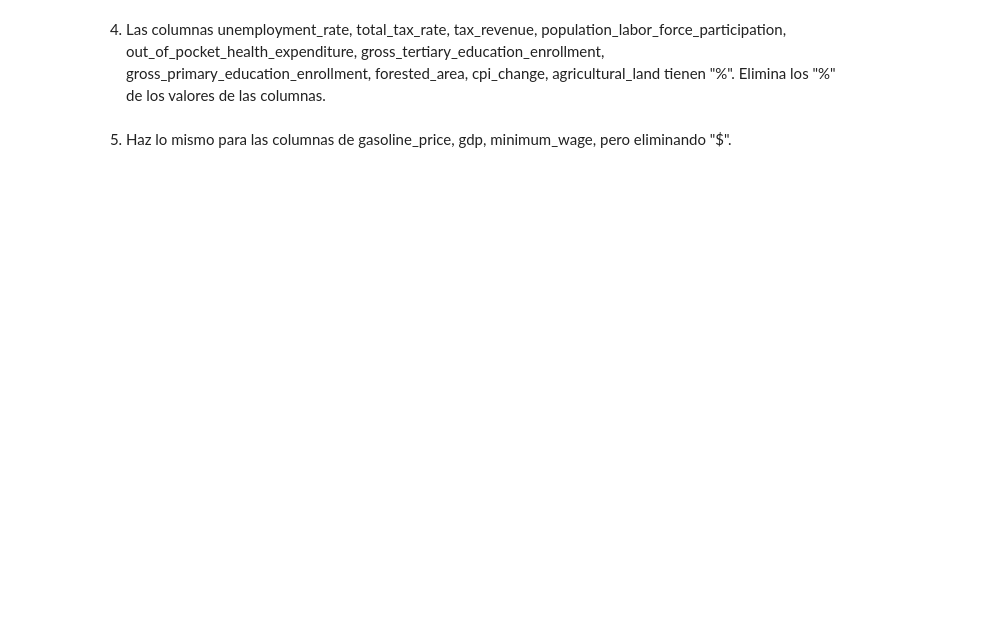
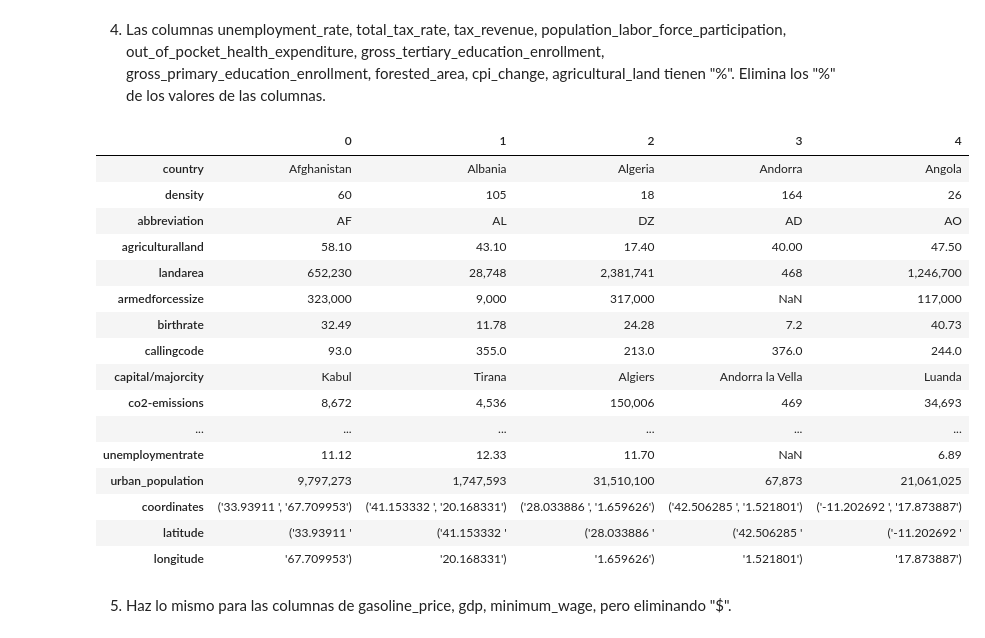
Before and after one commit to Adalab/da-promoF-modulo3-sprint1-pairprogramming-Carla_AnaS, a Jupyter notebook: Pair_Union.ipynb, the cells around one changed output. Cells and saved outputs as stored; diff of their text form; code cells hidden in the pictures; blank space fills up the shorter version.

```diff
--- a/Pair_Union.ipynb
+++ b/Pair_Union.ipynb
@@ -132,4 +164,40 @@ Crea dos columnas nuevas, una con la longitud y otra con la latitud. Una vez hec
 # %% [markdown]
 4. Las columnas unemployment_rate, total_tax_rate, tax_revenue, population_labor_force_participation, out_of_pocket_health_expenditure, gross_tertiary_education_enrollment, gross_primary_education_enrollment, forested_area, cpi_change, agricultural_land tienen "%". Elimina los "%" de los valores de las columnas.
+# %%
+lista = [
+    "unemploymentrate",
+    "totaltaxrate",
+    "taxrevenue",
+    "populationlaborforceparticipation",
+    "outofpockethealthexpenditure",
+    "grosstertiaryeducationenrollment",
+    "grossprimaryeducationenrollment",
+    "forestedarea",
+    "cpichange",
+    "agriculturalland",
+]
+
+for columnas_final in lista:
+    data_final[columnas_final] = data_final[columnas_final].str.replace("%", "")
+
+data_final.head(5).T
+# %% [output]
+|  | 0 | 1 | 2 | 3 | 4 |
+| country | Afghanistan | Albania | Algeria | Andorra | Angola |
+| density | 60 | 105 | 18 | 164 | 26 |
+| abbreviation | AF | AL | DZ | AD | AO |
+| agriculturalland | 58.10 | 43.10 | 17.40 | 40.00 | 47.50 |
+| landarea | 652,230 | 28,748 | 2,381,741 | 468 | 1,246,700 |
+| armedforcessize | 323,000 | 9,000 | 317,000 | NaN | 117,000 |
+| birthrate | 32.49 | 11.78 | 24.28 | 7.2 | 40.73 |
+| callingcode | 93.0 | 355.0 | 213.0 | 376.0 | 244.0 |
+| capital/majorcity | Kabul | Tirana | Algiers | Andorra la Vella | Luanda |
+| co2-emissions | 8,672 | 4,536 | 150,006 | 469 | 34,693 |
+| ... | ... | ... | ... | ... | ... |
+| unemploymentrate | 11.12 | 12.33 | 11.70 | NaN | 6.89 |
+| urban_population | 9,797,273 | 1,747,593 | 31,510,100 | 67,873 | 21,061,025 |
+| coordinates | ('33.93911 ', '67.709953') | ('41.153332 ', '20.168331') | ('28.033886 ', '1.659626') | ('42.506285 ', '1.521801') | ('-11.202692 ', '17.873887') |
+| latitude | ('33.93911 ' | ('41.153332 ' | ('28.033886 ' | ('42.506285 ' | ('-11.202692 ' |
+| longitude | '67.709953') | '20.168331') | '1.659626') | '1.521801') | '17.873887') |
 # %% [markdown]
 5. Haz lo mismo para las columnas de gasoline_price, gdp, minimum_wage, pero eliminando "$".
```
Also changed, not shown: parts of 17 cells of this notebook.
